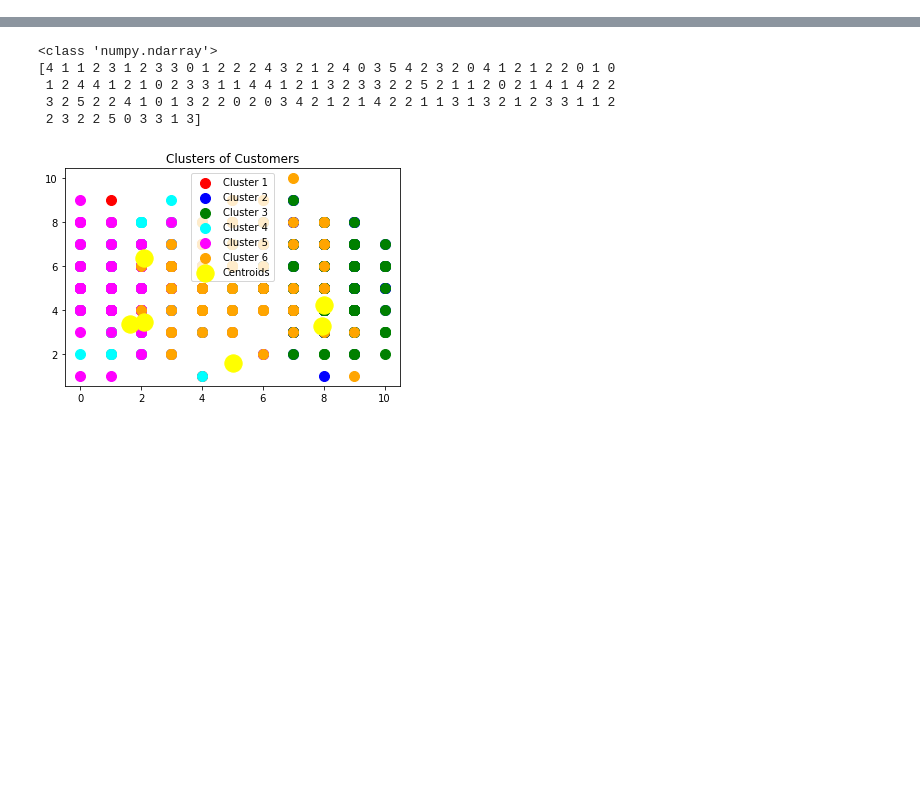
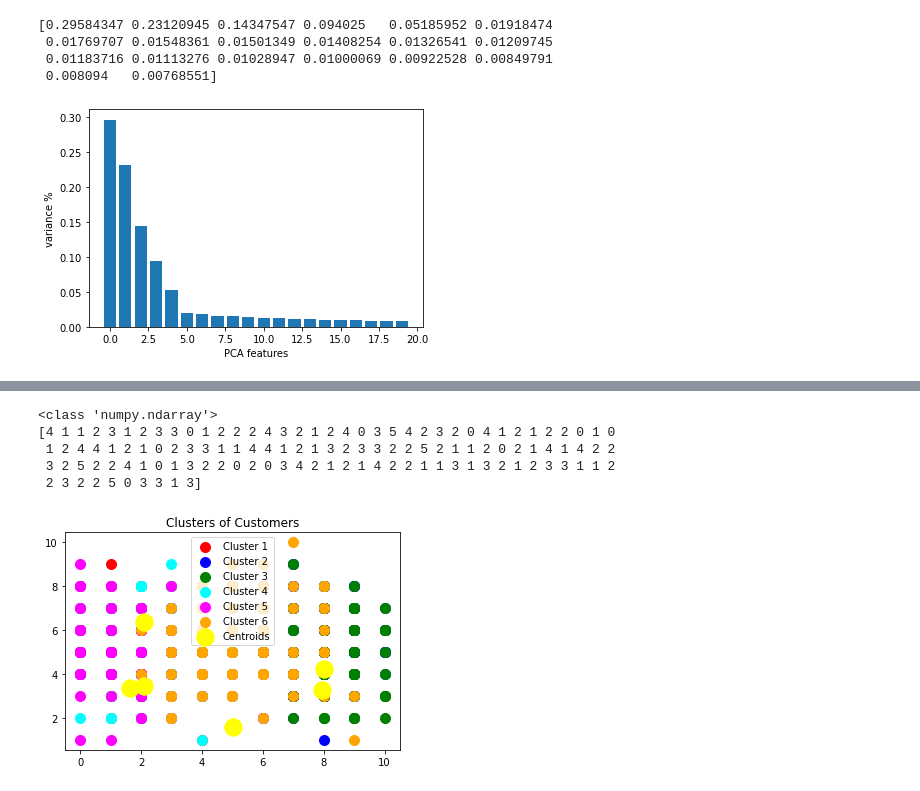
Before and after one commit to ss5880/CSCI-720-HW08-Cross-Correlation-Agglomeration, a Jupyter notebook: HW_08 Part 3 Jupyter.ipynb, the cells around one changed output, grey strips where cells are left out. Saved outputs shown, nothing was run; the diff lists cells and outputs as text; code cells hidden in the pictures; blank space fills up the shorter version.

```diff
--- a/HW_08 Part 3 Jupyter.ipynb
+++ b/HW_08 Part 3 Jupyter.ipynb
@@ -3,6 +3,9 @@ import pandas as pd
 import numpy as np
 import matplotlib.pyplot as plt
 from sklearn.cluster import KMeans
+from sklearn.decomposition import PCA
+import seaborn as sns
+sns.set()
 import math
 # %%
 def readData():
@@ -29,3 +36,18 @@ def K_Means_library(data):
     plt.title('Clusters of Customers')
     plt.legend()
     plt.show()
+# %%
+pca = PCA()
+pca.fit(data)
+print(pca.explained_variance_ratio_)
+features = range(pca.n_components_)
+plt.bar(features, pca.explained_variance_ratio_)
+plt.xlabel('PCA features')
+plt.ylabel('variance %')
+plt.show()
+# %% [output]
+[0.29584347 0.23120945 0.14347547 0.094025   0.05185952 0.01918474
+ 0.01769707 0.01548361 0.01501349 0.01408254 0.01326541 0.01209745
+ 0.01183716 0.01113276 0.01028947 0.01000069 0.00922528 0.00849791
+ 0.008094   0.00768551]
+[figure, added]
```
Also changed, not shown: parts of 8 cells of this notebook, 2 other files.
